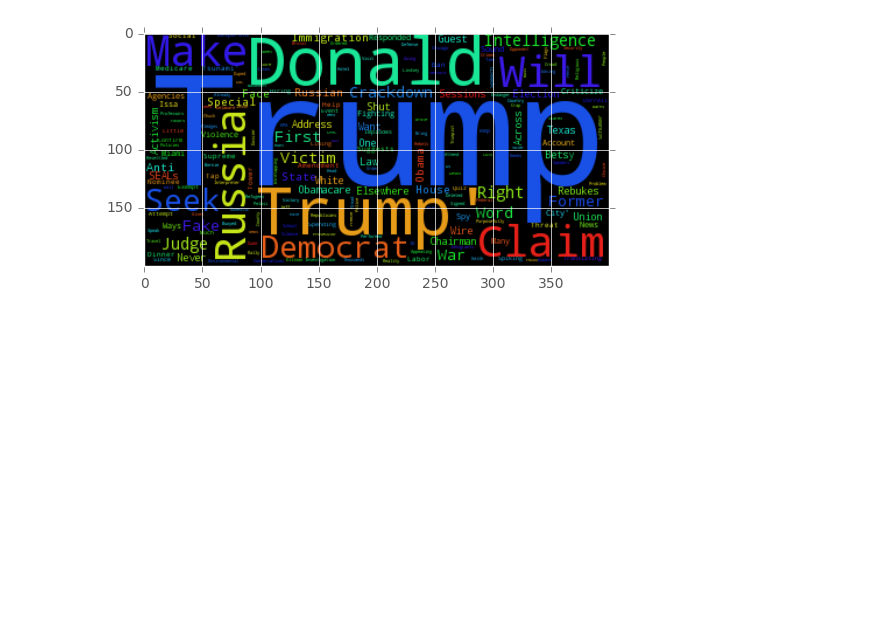
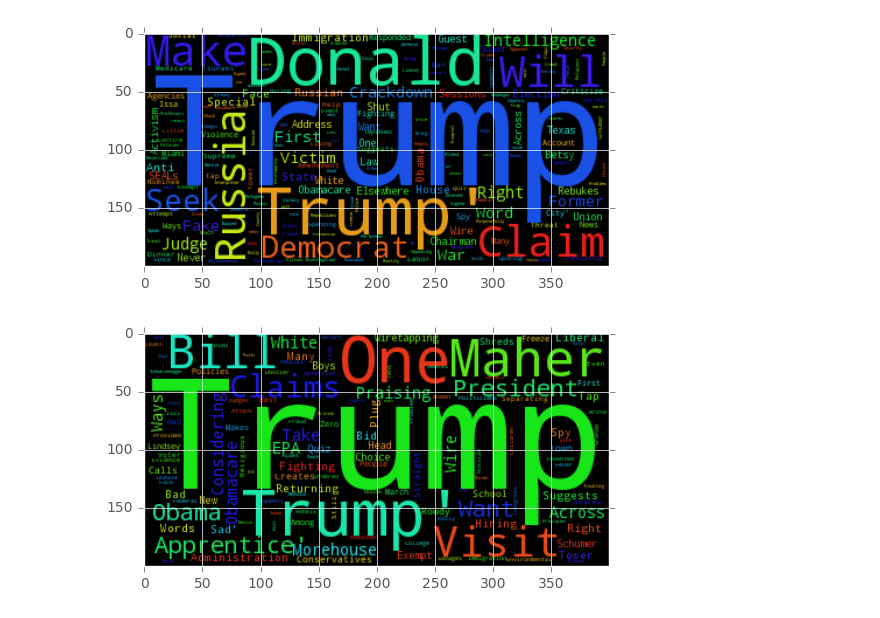
Before and after one commit to noashadmon/sta141bfinal, a Jupyter notebook: Huffpost_clean.ipynb, the cells around one changed output. Saved outputs shown, nothing was run; the diff lists cells and outputs as text; code cells hidden in the pictures; blank space fills up the shorter version.

Commit message:
added front page wordcloud

```diff
--- a/Huffpost_clean.ipynb
+++ b/Huffpost_clean.ipynb
@@ -29,6 +29,22 @@ for i in range(0, len(all_titles)):
     titles.append(title)
 
 titles = titles[7:50]
+# %%
+rf = requests.get("http://www.huffingtonpost.com/")
+data = rf.text
+soup = BeautifulSoup(data)
+# %%
+titles = []
+
+all_titles = soup.findAll('h2')
+
+for i in range(0, len(all_titles)):
+    title = all_titles[i].getText()
+    title = title.replace("\n", "")
+    title = title.translate({ 0x2018:0x27, 0x2019:0x27, 0x201C:0x22, 0x201D:0x22, 0x2026:0x20, 0x2014:0x20 }).encode('ascii', 'ignore')
+    titles.append(title)
+
+frontpage = titles
 # %%
 def trump_titles(title_names):
     """
@@ -116,3 +132,12 @@ plt.imshow(wordcloud)
 plt.show()
 # %% [output]
 [figure]
+# %%
+#write_text(frontpage, "Frontpage1.txt")
+frontpage_titles = trump_titles(frontpage)
+joined_articles = ' '.join(frontpage_titles)
+wordcloud = WordCloud().generate(joined_articles)
+plt.imshow(wordcloud)
+plt.show()
+# %% [output]
+[figure, added]
```
